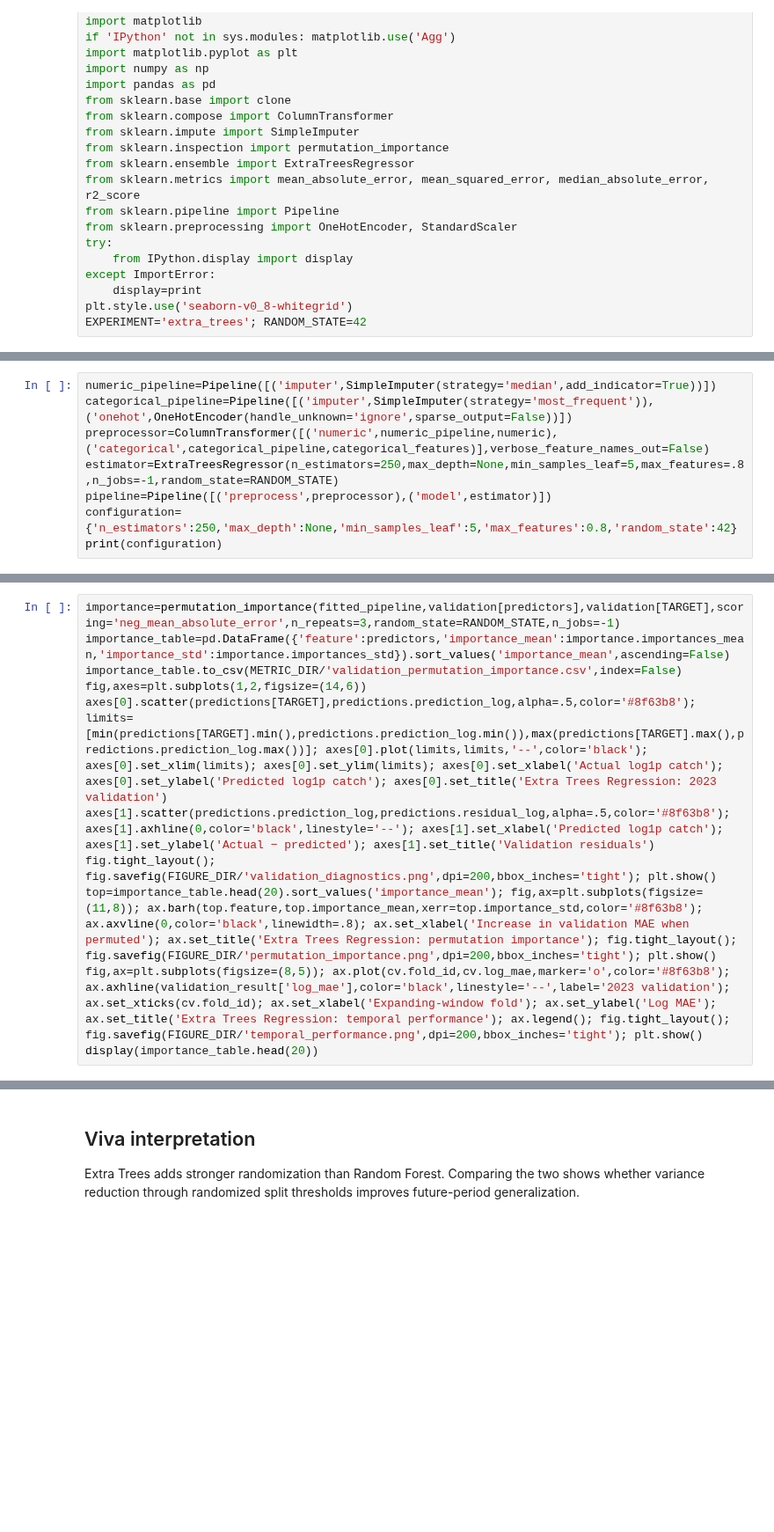
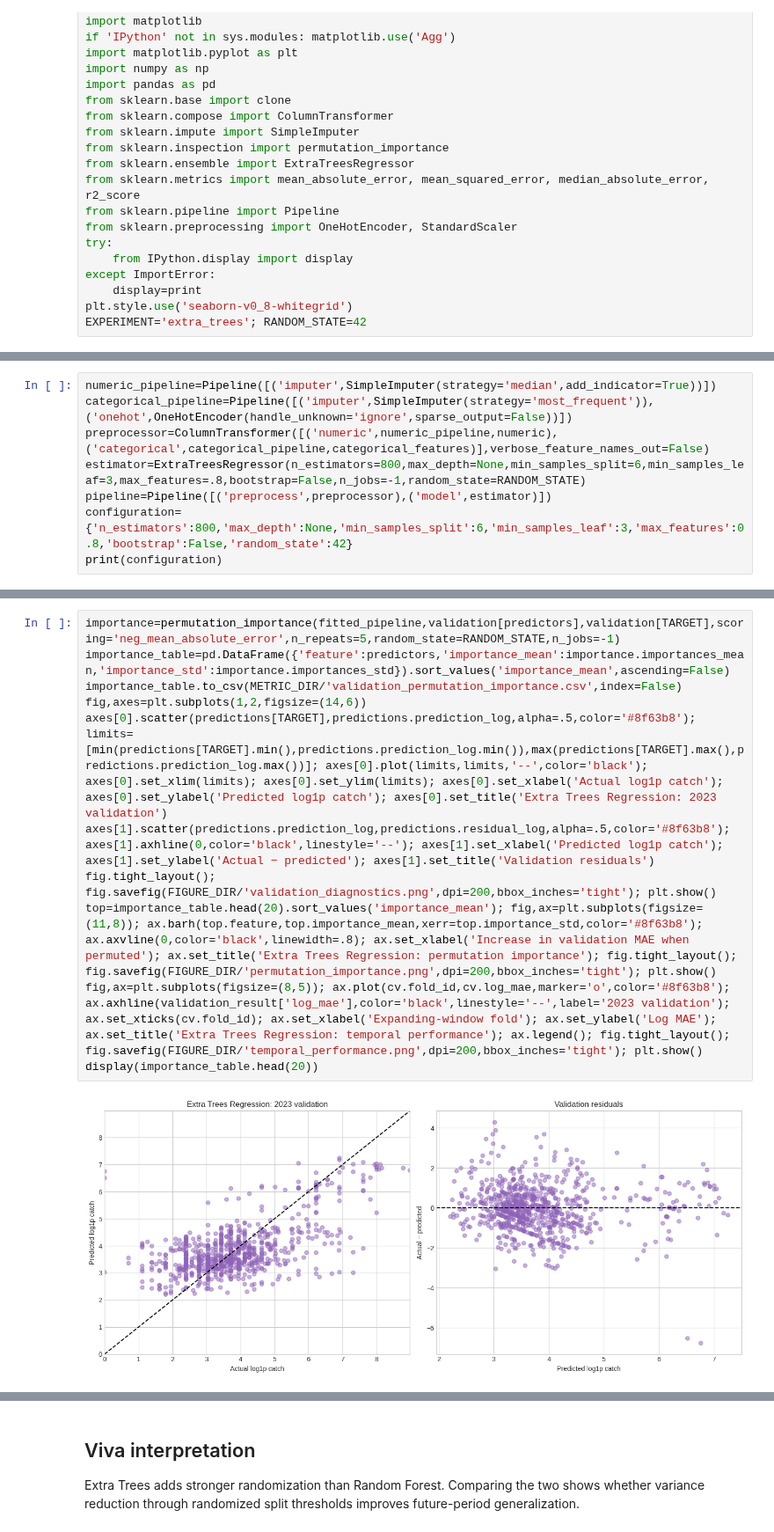
Before and after one commit to uvindu827/J26-DS-350, a Jupyter notebook: component - 3/Notebooks/machine_learning/08d_extra_trees.ipynb, the cells around one changed output, grey strips where cells are left out. Shown at 88% size. Saved outputs shown, nothing was run; the diff lists cells and outputs as text; blank space fills up the shorter version.

Commit message:
feat: train extra trees model and save outputs

```diff
--- a/component - 3/Notebooks/machine_learning/08d_extra_trees.ipynb
+++ b/component - 3/Notebooks/machine_learning/08d_extra_trees.ipynb
@@ -68,7 +89,7 @@ print('Train:',len(train),'Validation:',len(validation),'Sealed test:',test_rows
 numeric_pipeline=Pipeline([('imputer',SimpleImputer(strategy='median',add_indicator=True))])
 categorical_pipeline=Pipeline([('imputer',SimpleImputer(strategy='most_frequent')),('onehot',OneHotEncoder(handle_unknown='ignore',sparse_output=False))])
 preprocessor=ColumnTransformer([('numeric',numeric_pipeline,numeric),('categorical',categorical_pipeline,categorical_features)],verbose_feature_names_out=False)
-estimator=ExtraTreesRegressor(n_estimators=250,max_depth=None,min_samples_leaf=5,max_features=.8,n_jobs=-1,random_state=RANDOM_STATE)
+estimator=ExtraTreesRegressor(n_estimators=800,max_depth=None,min_samples_split=6,min_samples_leaf=3,max_features=.8,bootstrap=False,n_jobs=-1,random_state=RANDOM_STATE)
 pipeline=Pipeline([('preprocess',preprocessor),('model',estimator)])
-configuration={'n_estimators':250,'max_depth':None,'min_samples_leaf':5,'max_features':0.8,'random_state':42}
+configuration={'n_estimators':800,'max_depth':None,'min_samples_split':6,'min_samples_leaf':3,'max_features':0.8,'bootstrap':False,'random_state':42}
 print(configuration)
@@ -99,11 +145,13 @@ display(summary)
 # %%
-importance=permutation_importance(fitted_pipeline,validation[predictors],validation[TARGET],scoring='neg_mean_absolute_error',n_repeats=3,random_state=RANDOM_STATE,n_jobs=-1)
+importance=permutation_importance(fitted_pipeline,validation[predictors],validation[TARGET],scoring='neg_mean_absolute_error',n_repeats=5,random_state=RANDOM_STATE,n_jobs=-1)
 importance_table=pd.DataFrame({'feature':predictors,'importance_mean':importance.importances_mean,'importance_std':importance.importances_std}).sort_values('importance_mean',ascending=False)
 importance_table.to_csv(METRIC_DIR/'validation_permutation_importance.csv',index=False)
 fig,axes=plt.subplots(1,2,figsize=(14,6))
 axes[0].scatter(predictions[TARGET],predictions.prediction_log,alpha=.5,color='#8f63b8'); limits=[min(predictions[TARGET].min(),predictions.prediction_log.min()),max(predictions[TARGET].max(),predictions.prediction_log.max())]; axes[0].plot(limits,limits,'--',color='black'); axes[0].set_xlim(limits); axes[0].set_ylim(limits); axes[0].set_xlabel('Actual log1p catch'); axes[0].set_ylabel('Predicted log1p catch'); axes[0].set_title('Extra Trees Regression: 2023 validation')
 axes[1].scatter(predictions.prediction_log,predictions.residual_log,alpha=.5,color='#8f63b8'); axes[1].axhline(0,color='black',linestyle='--'); axes[1].set_xlabel('Predicted log1p catch'); axes[1].set_ylabel('Actual − predicted'); axes[1].set_title('Validation residuals')
 fig.tight_layout(); fig.savefig(FIGURE_DIR/'validation_diagnostics.png',dpi=200,bbox_inches='tight'); plt.show()
 top=importance_table.head(20).sort_values('importance_mean'); fig,ax=plt.subplots(figsize=(11,8)); ax.barh(top.feature,top.importance_mean,xerr=top.importance_std,color='#8f63b8'); ax.axvline(0,color='black',linewidth=.8); ax.set_xlabel('Increase in validation MAE when permuted'); ax.set_title('Extra Trees Regression: permutation importance'); fig.tight_layout(); fig.savefig(FIGURE_DIR/'permutation_importance.png',dpi=200,bbox_inches='tight'); plt.show()
 fig,ax=plt.subplots(figsize=(8,5)); ax.plot(cv.fold_id,cv.log_mae,marker='o',color='#8f63b8'); ax.axhline(validation_result['log_mae'],color='black',linestyle='--',label='2023 validation'); ax.set_xticks(cv.fold_id); ax.set_xlabel('Expanding-window fold'); ax.set_ylabel('Log MAE'); ax.set_title('Extra Trees Regression: temporal performance'); ax.legend(); fig.tight_layout(); fig.savefig(FIGURE_DIR/'temporal_performance.png',dpi=200,bbox_inches='tight'); plt.show()
 display(importance_table.head(20))
+# %% [output]
+[figure, added]
```
Also changed, not shown: parts of 15 cells of this notebook, 11 other files.
